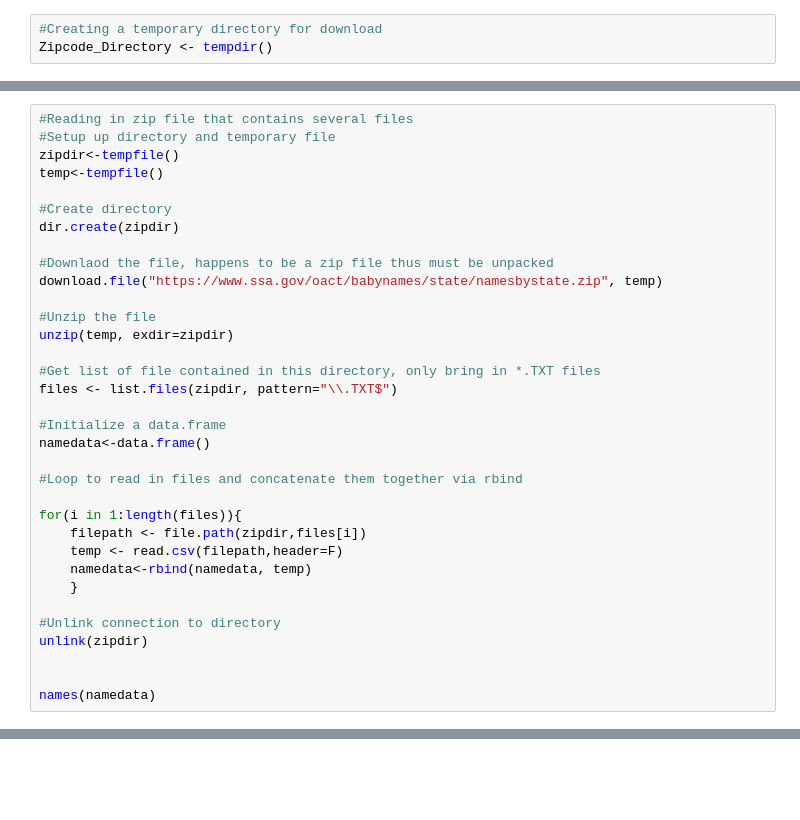
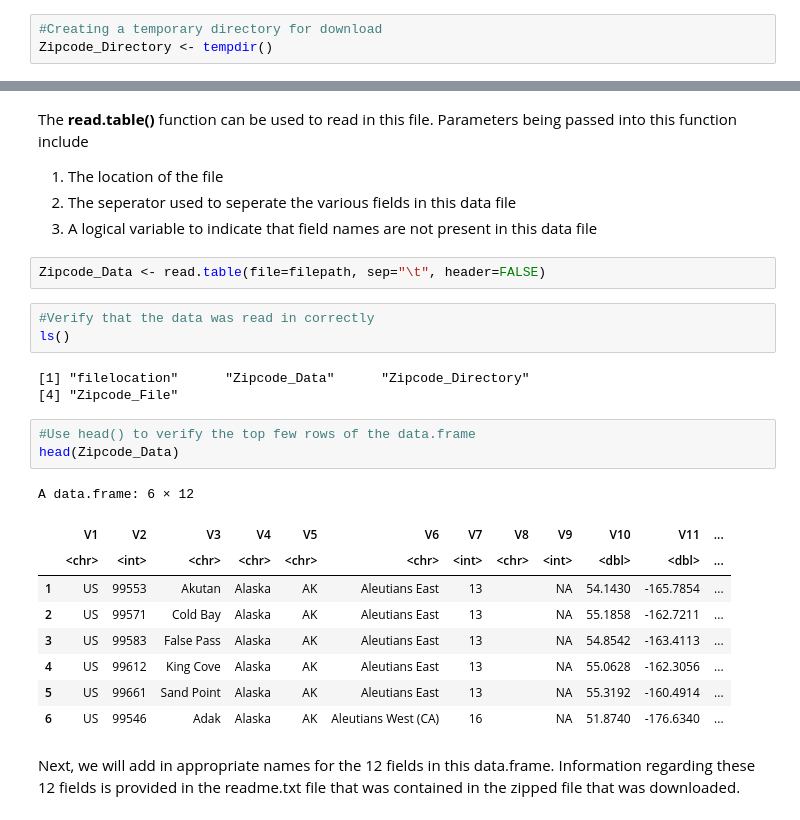
Before and after one commit to yardsale8/DSCI325, a Jupyter notebook: Module1_Part4.ipynb, the cells around one changed output, grey strips where cells are left out. Cells and saved outputs as stored; diff of their text form; blank space fills up the shorter version.

```diff
--- a/Module1_Part4.ipynb
+++ b/Module1_Part4.ipynb
@@ -146,34 +41,0 @@ list.dirs('.', recursive=FALSE)
-# %%
-#Reading in zip file that contains several files
-#Setup up directory and temporary file
-zipdir<-tempfile()
-temp<-tempfile()
-
-#Create directory
-dir.create(zipdir)
-
-#Downlaod the file, happens to be a zip file thus must be unpacked
-download.file("https://www.ssa.gov/oact/babynames/state/namesbystate.zip", temp)
-
-#Unzip the file
-unzip(temp, exdir=zipdir)
-
-#Get list of file contained in this directory, only bring in *.TXT files
-files <- list.files(zipdir, pattern="\\.TXT$")
-
-#Initialize a data.frame
-namedata<-data.frame()
-
-#Loop to read in files and concatenate them together via rbind
-
-for(i in 1:length(files)){
-    filepath <- file.path(zipdir,files[i])
-    temp <- read.csv(filepath,header=F)
-    namedata<-rbind(namedata, temp)
-    }
-
-#Unlink connection to directory
-unlink(zipdir)
-
-
-names(namedata)
@@ -206,0 +120,30 @@ A data.frame: 1 × 10
+# %% [markdown]
+The <strong>read.table()</strong> function can be used to read in this file.  Parameters being passed into this function include
+
+
+1.   The location of the file
+2.   The seperator used to seperate the various fields in this data file
+3.   A logical variable to indicate that field names are not present in this data file
+# %%
+Zipcode_Data <- read.table(file=filepath, sep="\t", header=FALSE)
+# %%
+#Verify that the data was read in correctly
+ls()
+# %% [output]
+[1] "filelocation"      "Zipcode_Data"      "Zipcode_Directory"
+[4] "Zipcode_File"
+# %%
+#Use head() to verify the top few rows of the data.frame
+head(Zipcode_Data)
+# %% [output]
+A data.frame: 6 × 12
+|  | V1 | V2 | V3 | V4 | V5 | V6 | V7 | V8 | V9 | V10 | V11 | ... |
+|  | <chr> | <int> | <chr> | <chr> | <chr> | <chr> | <int> | <chr> | <int> | <dbl> | <dbl> | ... |
+| 1 | US | 99553 | Akutan | Alaska | AK | Aleutians East | 13 |  | NA | 54.1430 | -165.7854 | ... |
+| 2 | US | 99571 | Cold Bay | Alaska | AK | Aleutians East | 13 |  | NA | 55.1858 | -162.7211 | ... |
+| 3 | US | 99583 | False Pass | Alaska | AK | Aleutians East | 13 |  | NA | 54.8542 | -163.4113 | ... |
+| 4 | US | 99612 | King Cove | Alaska | AK | Aleutians East | 13 |  | NA | 55.0628 | -162.3056 | ... |
+| 5 | US | 99661 | Sand Point | Alaska | AK | Aleutians East | 13 |  | NA | 55.3192 | -160.4914 | ... |
+| 6 | US | 99546 | Adak | Alaska | AK | Aleutians West (CA) | 16 |  | NA | 51.8740 | -176.6340 | ... |
+# %% [markdown]
+Next, we will add in appropriate names for the 12 fields in this data.frame.  Information regarding these 12 fields is provided in the readme.txt file that was contained in the zipped file that was downloaded.
```
Also changed, not shown: parts of 66 cells of this notebook.
